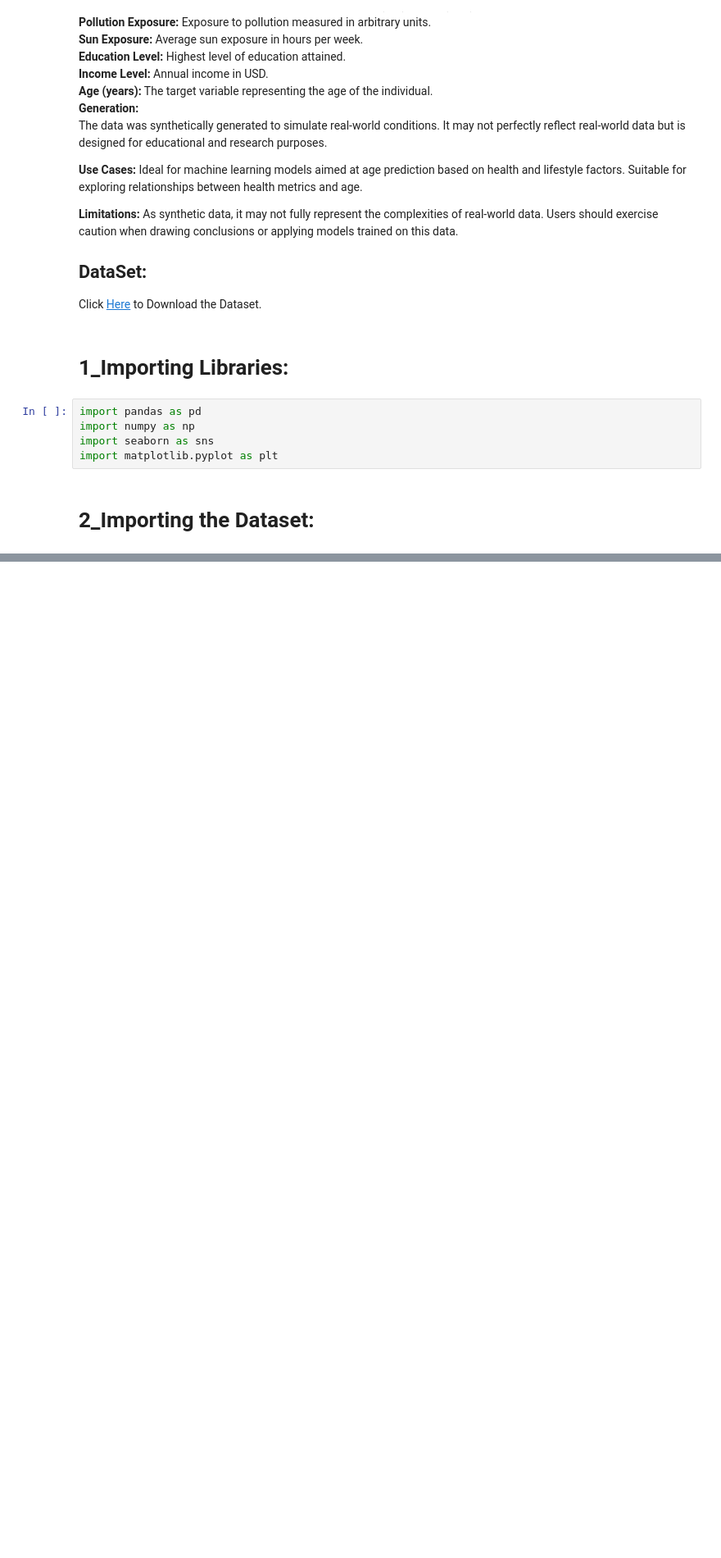
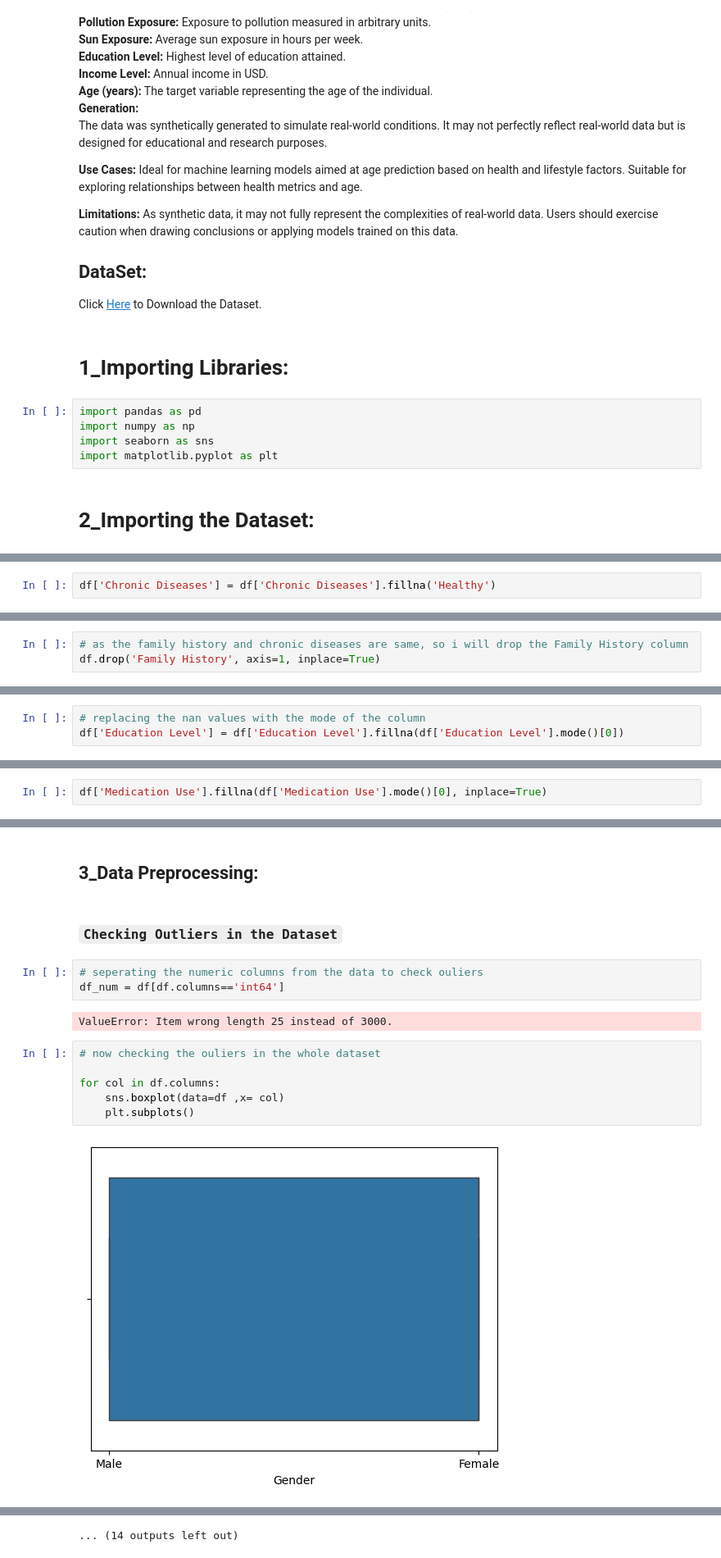
Before and after one commit to shaheeralics/Data-Science-Learning-With-Projects, a Jupyter notebook: Practice/3_Machine Learning/01_Supervised Machine Learning/Classification Models/Practice on Classification Models.ipynb, the cells around one changed output, grey strips where cells are left out. Shown: that part at 82% size. Saved outputs shown, nothing was run; the diff lists cells and outputs as text; blank space fills up the shorter version.

```diff
--- a/Practice/3_Machine Learning/01_Supervised Machine Learning/Classification Models/Practice on Classification Models.ipynb
+++ b/Practice/3_Machine Learning/01_Supervised Machine Learning/Classification Models/Practice on Classification Models.ipynb
@@ -54,0 +184,2 @@ import matplotlib.pyplot as plt
+# %%
+df['Chronic Diseases'] = df['Chronic Diseases'].fillna('Healthy')
@@ -54,0 +204,3 @@ import matplotlib.pyplot as plt
+# %%
+# as the family history and chronic diseases are same, so i will drop the Family History column
+df.drop('Family History', axis=1, inplace=True)
@@ -54,0 +216,3 @@ import matplotlib.pyplot as plt
+# %%
+# replacing the nan values with the mode of the column
+df['Education Level'] = df['Education Level'].fillna(df['Education Level'].mode()[0])
@@ -54,0 +237,2 @@ import matplotlib.pyplot as plt
+# %%
+df['Medication Use'].fillna(df['Medication Use'].mode()[0], inplace=True)
@@ -54,0 +274,17 @@ import matplotlib.pyplot as plt
+# %% [markdown]
+## **3_Data Preprocessing:**
+# %% [markdown]
+### `Checking Outliers in the Dataset`
+# %%
+# seperating the numeric columns from the data to check ouliers
+df_num = df[df.columns=='int64']
+# %% [output]
+ValueError: Item wrong length 25 instead of 3000.
+# %%
+# now checking the ouliers in the whole dataset
+
+for col in df.columns:
+    sns.boxplot(data=df ,x= col)
+    plt.subplots()
+# %% [output]
+[figure, added]
@@ -54,0 +302 @@ import matplotlib.pyplot as plt
+... (14 outputs left out)
```
Also changed, not shown: parts of 44 cells of this notebook, 2 other files.
